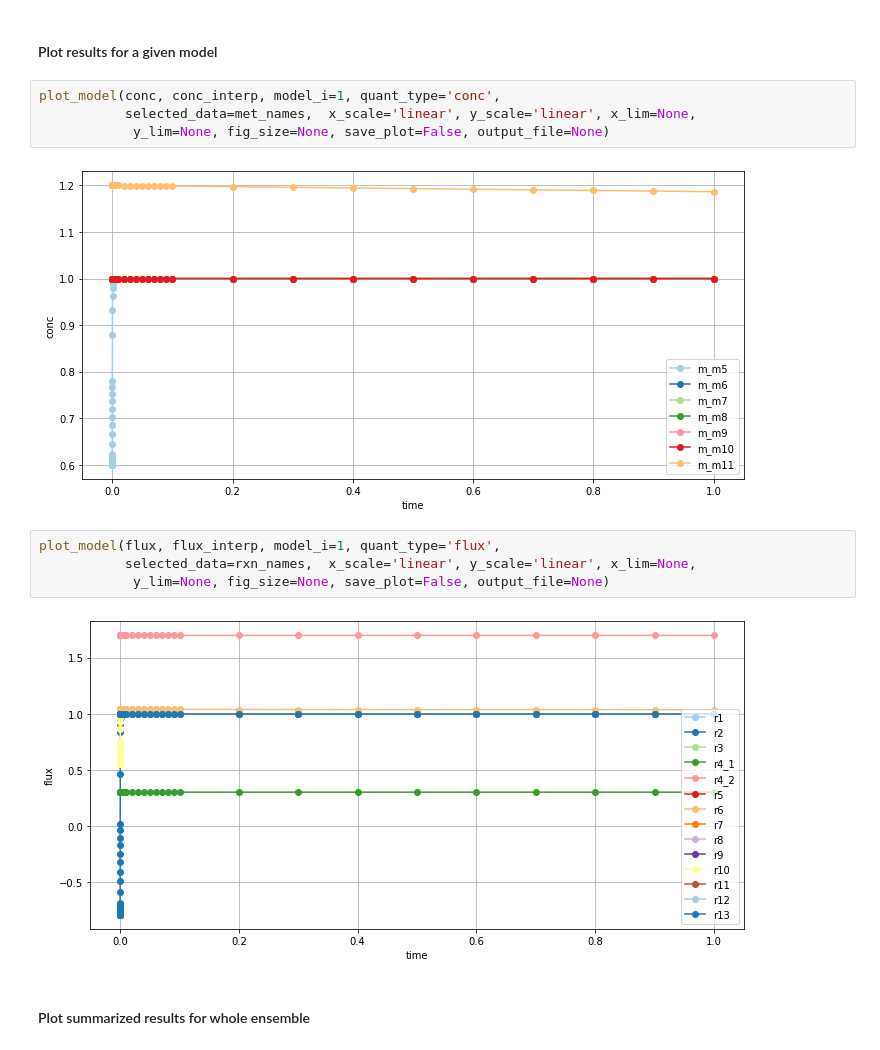
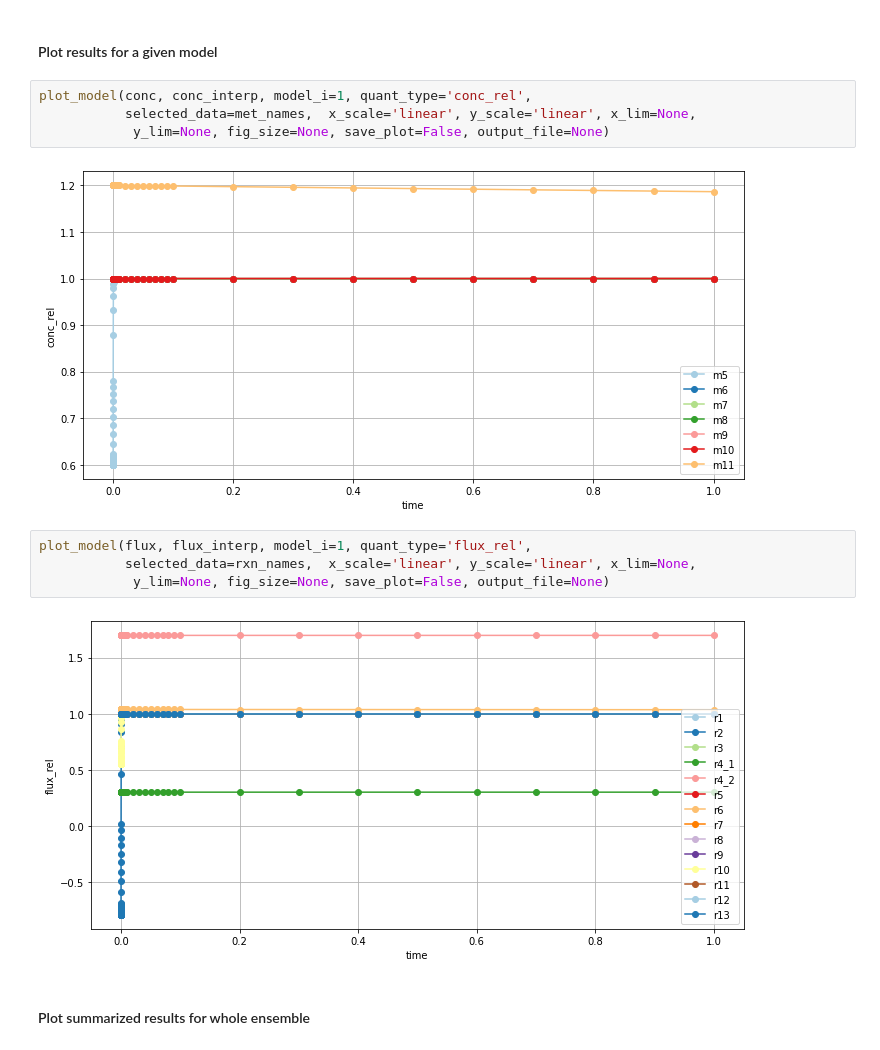
Before and after one commit to biosustain/GRASP, a Jupyter notebook: visualization/visualize_simulations.ipynb, the cells around one changed output. Saved outputs shown, nothing was run; the diff lists cells and outputs as text.

```diff
--- a/visualization/visualize_simulations.ipynb
+++ b/visualization/visualize_simulations.ipynb
@@ -81,17 +81,17 @@ To plot absolute concentrations set quant_type='conc_unscaled', to plot relative
 # %% [markdown]
 #### Plot results for a given model
 # %%
-plot_model(conc, conc_interp, model_i=1, quant_type='conc',
+plot_model(conc, conc_interp, model_i=1, quant_type='conc_rel',
            selected_data=met_names,  x_scale='linear', y_scale='linear', x_lim=None,
             y_lim=None, fig_size=None, save_plot=False, output_file=None)
 # %% [output]
-[figure, old version]
+[figure, new version]
 # %%
-plot_model(flux, flux_interp, model_i=1, quant_type='flux',
+plot_model(flux, flux_interp, model_i=1, quant_type='flux_rel',
            selected_data=rxn_names,  x_scale='linear', y_scale='linear', x_lim=None,
             y_lim=None, fig_size=None, save_plot=False, output_file=None)
 # %% [output]
-[figure, old version]
+[figure, new version]
 # %% [markdown]
 #### Plot summarized results for whole ensemble
 # %%
```
Also changed, not shown: parts of 8 cells of this notebook, 24 other files.
